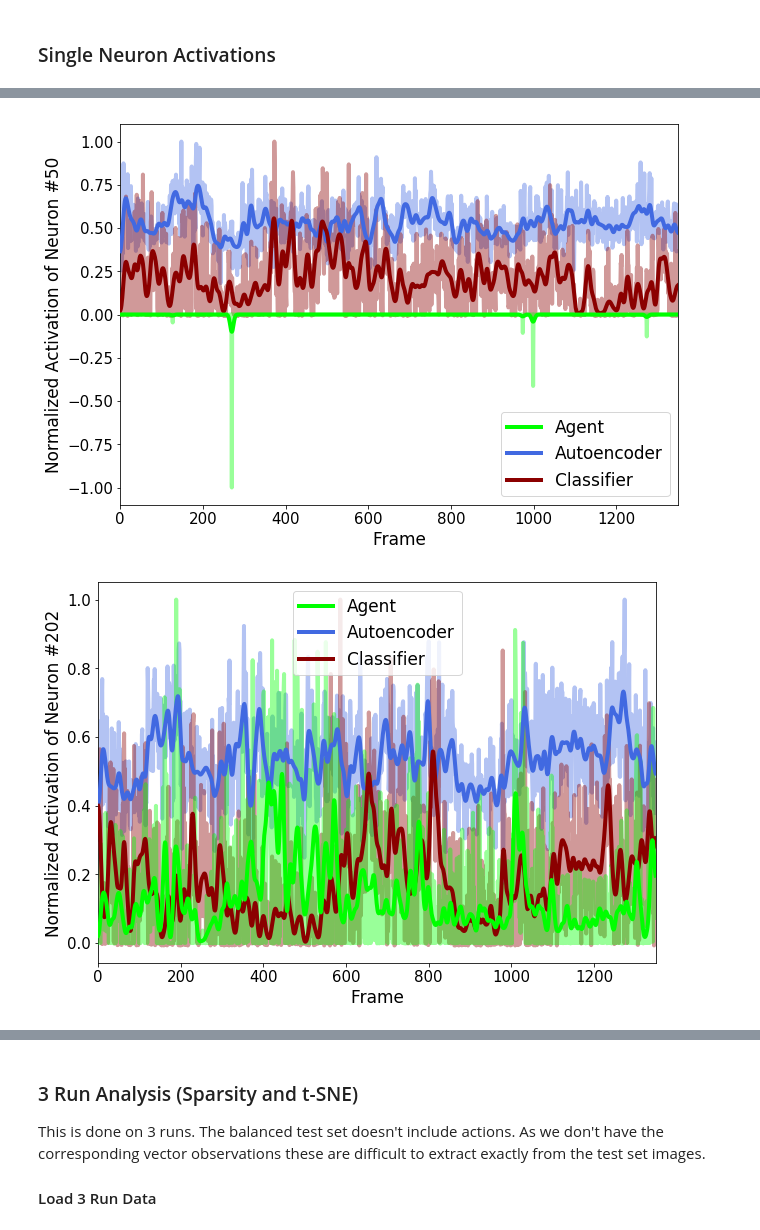
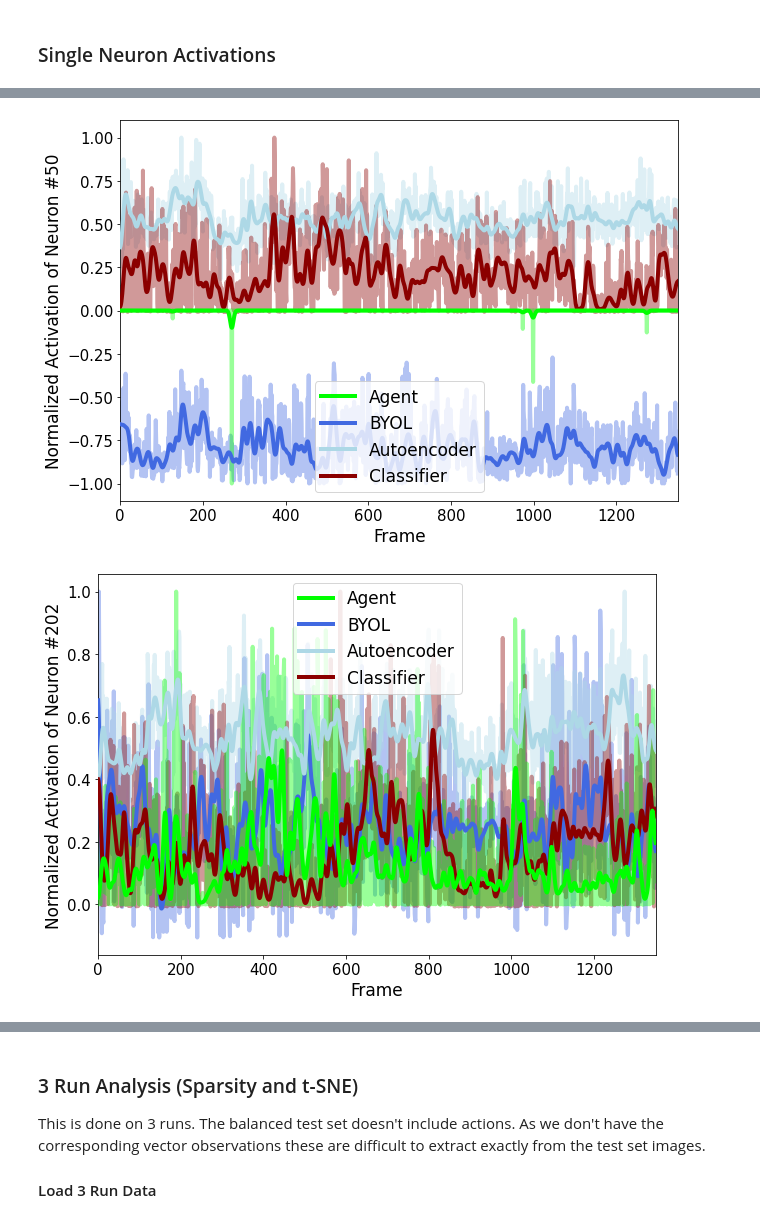
Before and after one commit to vkakerbeck/FastConceptMapping, a Jupyter notebook: scripts/3_AnalyzeResults.ipynb, the cells around one changed output, grey strips where cells are left out. Drawn from its saved outputs; the diff is of its cells as text; code cells hidden in the pictures.

```diff
--- a/scripts/3_AnalyzeResults.ipynb
+++ b/scripts/3_AnalyzeResults.ipynb
@@ -571,41 +686,51 @@ plt.show() if not saveFigs else plt.savefig(figurePath+'Comp_AccTH02_SVM' + figu
 import networkx as nx
 from itertools import combinations
 # %%
-path = './Results/TowerTraining/BalancedTestSet/'
+path = '../../Results/TowerTraining/BalancedTestSet/'
 encExt = np.load(path + 'encExt.npy')
 encExtInt = np.load(path + 'encExtInt.npy')
 encInt = np.load(path + 'encInt.npy')
+encBYOL = np.load(path + 'encBYOL.npy')
 encAE = np.load(path + 'encAE.npy')
 encC = np.load(path + 'encC.npy')
+encR = np.load(path + 'encRand.npy')
 # %%
 encExtRaw = np.copy(encExt)
 encIntRaw = np.copy(encInt)
+encBYOLRaw = np.copy(encBYOL)
 encAERaw = np.copy(encAE)
 encCRaw = np.copy(encC)
+encRRaw = np.copy(encR)
 
 ActTHExt = np.mean(encExt, axis = 0)
 ActTHInt = np.mean(encInt, axis = 0)
+ActTHBYOL = np.mean(encBYOL, axis = 0)
 ActTHAE = np.mean(encAE, axis = 0)
 ActTHC = np.mean(encC, axis = 0)
+ActTHR = np.mean(encR, axis = 0)
 
 encExt = np.array(np.abs(encExt) > np.abs(ActTHExt),dtype=int)
 encInt = np.array(np.abs(encInt) > np.abs(ActTHInt),dtype=int)
+encBYOL = np.array(np.abs(encBYOL) > np.abs(ActTHBYOL),dtype=int)
 encAE = np.array(np.abs(encAE) > np.abs(ActTHAE),dtype=int)
 encC = np.array(np.abs(encC) > np.abs(ActTHC),dtype=int)
+encR = np.array(np.abs(encR) > np.abs(ActTHR),dtype=int)
 
 encExtFixedTH = np.array((encExtRaw) > 0,dtype=int)
 encIntFixedTH = np.array((encIntRaw) > 0,dtype=int)
+encBYOLFixedTH = np.array((encBYOLRaw) > 0,dtype=int)
 encAEFixedTH = np.array((encAERaw) > 0,dtype=int)
 encCFixedTH = np.array((encCRaw) > 0,dtype=int)
+encRFixedTH = np.array((encRRaw) > 0,dtype=int)
 # %% [markdown]
 ### Activation-Threshold Comparison, One Image
 # %%
 i=562#image is selected by having ~ the average amount of neurons active in agent (8)
-conditions = ['Agent - External Rewards','Agent - Curious','AE','C']
-encsRaw = [encExtRaw, encIntRaw,encAERaw,encCRaw]
-encsFixed = [encExtFixedTH,encIntFixedTH,encAEFixedTH,encCFixedTH]
-encsAda = [encExt,encInt,encAE,encC]
-for cond in range(4):
+conditions = ['Agent - External Rewards','Agent - Curious','BYOL','AE','C','Random']
+encsRaw = [encExtRaw, encIntRaw,encBYOLRaw,encAERaw,encCRaw,encRRaw]
+encsFixed = [encExtFixedTH,encIntFixedTH,encBYOLFixedTH,encAEFixedTH,encCFixedTH,encRFixedTH]
+encsAda = [encExt,encInt,encBYOL,encAE,encC,encR]
+for cond in range(6):
     plt.figure(figsize=(17,5))
     plt.subplot(1,3,1)
     comb = combinations(np.linspace(0,255,256), 2)
@@ -694,5 +819,5 @@ for cond in range(4):
                                 edge_cmap=plt.get_cmap(name='hot'), edge_vmin=0, edge_vmax=np.max(edges))
     plt.title('Adaptive Threshold\n(Activation > Average Activation)')
     plt.axis('off')
-    plt.show() if not saveFigs else plt.savefig(figurePath+'THExpl9_FTH0_'+conditions[cond] + figureFormat, bbox_inches='tight', dpi=dpi)
+    plt.show() if not saveFigs else plt.savefig(figurePath+'MISC/NeuronActs/THExpl9_FTH0_'+conditions[cond] + figureFormat, bbox_inches='tight', dpi=dpi)
 # %% [output]
@@ -752,22 +881,26 @@ for n in [0,1,2,50,202,250]:
     ysmoothedExt = gaussian_filter1d(encExtRaw[:,n]/np.max(np.abs(encExtRaw[:,n])), sigma=4)
     plt.plot(ysmoothedExt,color=all_colors[0],lw=4,zorder=6)
 
+    ysmoothedBYOL = gaussian_filter1d(encBYOLRaw[:,n]/np.max(np.abs(encBYOLRaw[:,n])), sigma=4)
+    plt.plot(ysmoothedBYOL,color=all_colors[1],lw=4,zorder=4)
+
     ysmoothedAE = gaussian_filter1d(encAERaw[:,n]/np.max(np.abs(encAERaw[:,n])), sigma=4)
-    plt.plot(ysmoothedAE,color=all_colors[1],lw=4,zorder=4)
+    plt.plot(ysmoothedAE,color=all_colors[2],lw=4,zorder=4)
 
     ysmoothedC = gaussian_filter1d(encCRaw[:,n]/np.max(np.abs(encCRaw[:,n])), sigma=4)
-    plt.plot(ysmoothedC,color=all_colors[2],lw=4,zorder=4)
+    plt.plot(ysmoothedC,color=all_colors[3],lw=4,zorder=4)
 
     plt.plot(encExtRaw[:,n]/np.max(np.abs(encExtRaw[:,n])),color=all_colors[0],lw=4,zorder=3,alpha=0.4)
-    plt.plot(encAERaw[:,n]/np.max(np.abs(encAERaw[:,n])),color=all_colors[1],lw=4,alpha=0.4)
-    plt.plot(encCRaw[:,n]/np.max(np.abs(encCRaw[:,n])),color=all_colors[2],lw=4,alpha=0.4)
+    plt.plot(encBYOLRaw[:,n]/np.max(np.abs(encBYOLRaw[:,n])),color=all_colors[1],lw=4,alpha=0.4)
+    plt.plot(encAERaw[:,n]/np.max(np.abs(encAERaw[:,n])),color=all_colors[2],lw=4,alpha=0.4)
+    plt.plot(encCRaw[:,n]/np.max(np.abs(encCRaw[:,n])),color=all_colors[3],lw=4,alpha=0.4)
 
     plt.xlim([0,1350])
-    plt.legend(['Agent','Autoencoder','Classifier'],fontsize=17)
+    plt.legend(['Agent','BYOL','Autoencoder','Classifier'],fontsize=17)
     plt.xticks(fontsize=15)
     plt.yticks(fontsize=15)
     plt.xlabel('Frame',fontsize=17)
     plt.ylabel('Normalized Activation of Neuron #'+str(n),fontsize=17)
-    plt.show()
-    #plt.savefig(figurePath+'NeuronActs/ActN'+str(n)+'.jpeg', bbox_inches='tight', dpi=300)
+
+    plt.show() if not saveFigs else plt.savefig(figurePath+'MISC/NeuronActs/ActN'+str(n) + figureFormat, bbox_inches='tight', dpi=dpi)
 # %% [output]
@@ -777,2 +910,2 @@ for n in [0,1,2,50,202,250]:
-[figure, old version]
+[figure, new version]
-[figure, old version]
+[figure, new version]
```
Also changed, not shown: parts of 27 cells of this notebook, 12 other files.
